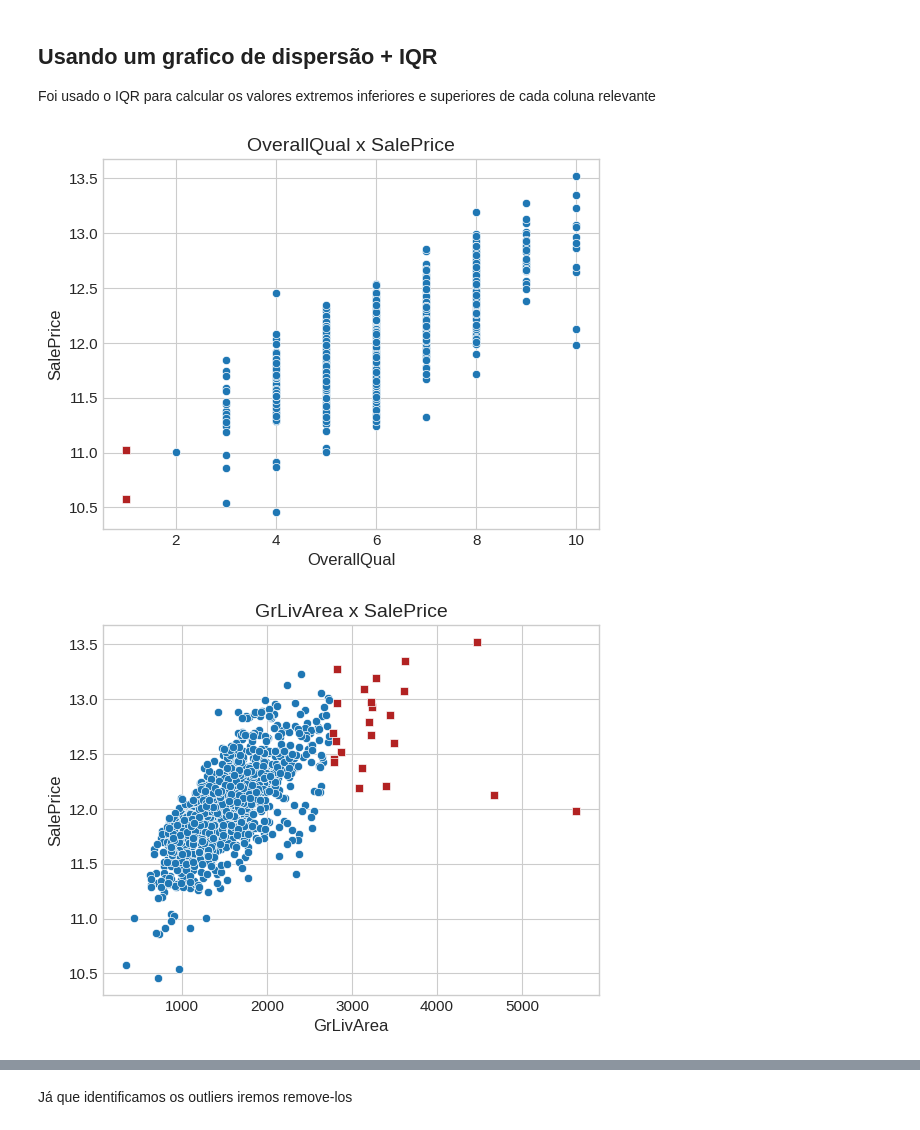
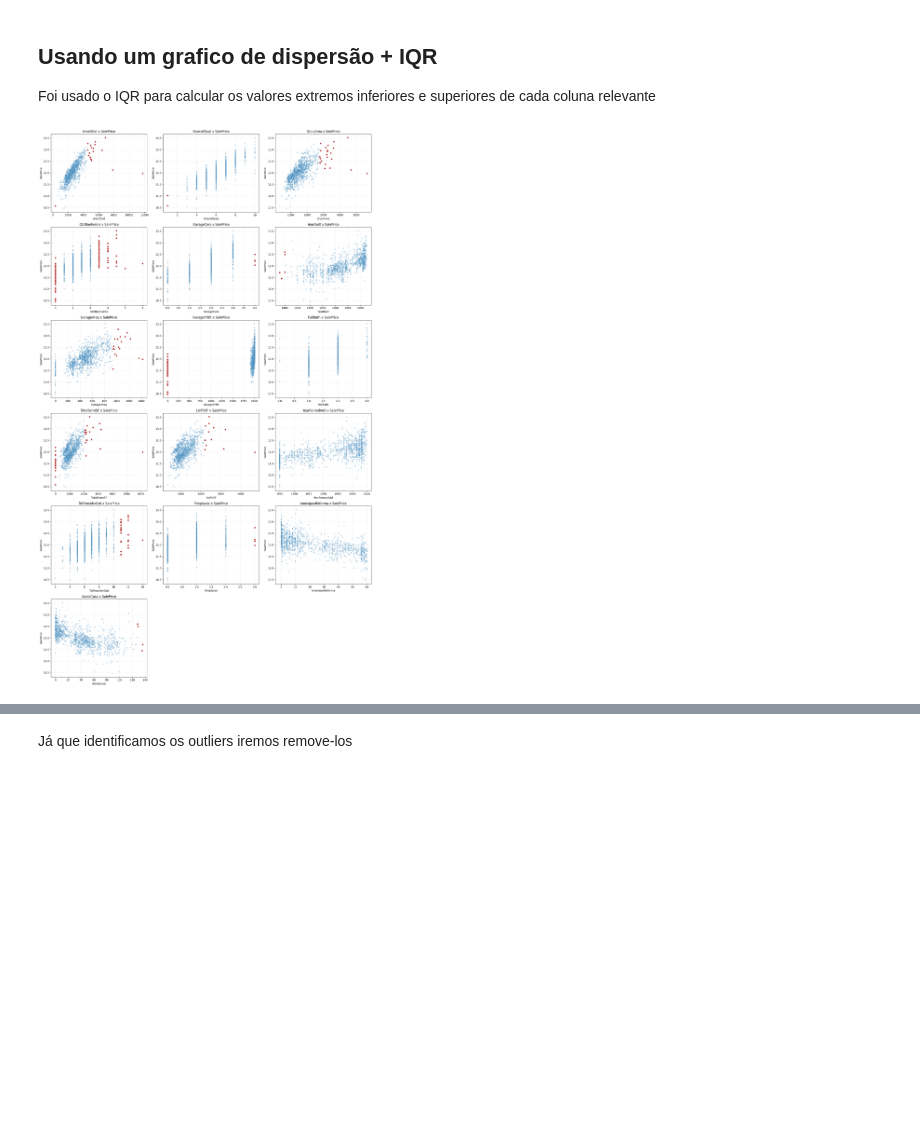
Before and after one commit to AlvesAlbano/ames-housing-aprendizado-maquina, a Jupyter notebook: eda.ipynb, the cells around one changed output, grey strips where cells are left out. Drawn from its saved outputs; the diff is of its cells as text; code cells hidden in the pictures; blank space fills up the shorter version.

```diff
--- a/eda.ipynb
+++ b/eda.ipynb
@@ -532,0 +488,5 @@ TenC       1
+# %%
+df_treino["IdadeCasa"] = (df_treino["YrSold"] - df_treino["YearBuilt"])
+
+sns.scatterplot(data=df_treino,x="IdadeCasa",y="SalePrice")
+plt.show()
@@ -722,28 +677,54 @@ Name: SalePrice, dtype: float64
 
 Foi usado o IQR para calcular os valores extremos inferiores e superiores de cada coluna relevante
 # %%
-def outliers_IQR(df,coluna):
-    Q1 = df[coluna].quantile(0.25)
-    Q3 = df[coluna].quantile(0.75)
+import math
+import matplotlib.pyplot as plt
+import seaborn as sns
 
-    IQR = Q3 - Q1
+colunas = colunas_relevantes.index.tolist()
 
-    lower = Q1 - 1.5 * IQR
-    upper = Q3 + 1.5 * IQR
+n_cols = 3
+n_rows = math.ceil(len(colunas) / n_cols)
 
-    outliers = df[(df[coluna] < lower) | (df[coluna] > upper)]
+fig, axes = plt.subplots(
+    n_rows,
+    n_cols,
+    figsize=(18, 5 * n_rows)
+)
 
-    return outliers
+axes = axes.flatten()
 
-for coluna in colunas_relevantes.index:
-    outliers = outliers_IQR(df_treino,coluna)
+for i, coluna in enumerate(colunas):
+    ax = axes[i]
 
-    sns.scatterplot(data=df_treino,x=coluna,y="SalePrice")
-    sns.scatterplot(data=outliers,x=coluna,y="SalePrice",marker="s",color="firebrick")
+    outliers = outliers_IQR(df_treino, coluna)
 
-    plt.title(f"{coluna} x SalePrice")
+    sns.scatterplot(
+        data=df_treino,
+        x=coluna,
+        y='SalePrice',
+        alpha=0.35,
+        s=18,
+        ax=ax
+    )
 
-    plt.show()
+    sns.scatterplot(
+        data=outliers,
+        x=coluna,
+        y='SalePrice',
+        color='firebrick',
+        s=35,
+        ax=ax
+    )
+
+    ax.set_title(f'{coluna} x SalePrice')
+    ax.grid(alpha=0.2)
+
+# remove eixos vazios
+for j in range(i + 1, len(axes)):
+    fig.delaxes(axes[j])
+
+plt.tight_layout()
+plt.show()
 # %% [output]
-[figure, old version]
+[figure, new version]
-[figure, removed]
```
Also changed, not shown: parts of 40 cells of this notebook, 33 other files.
